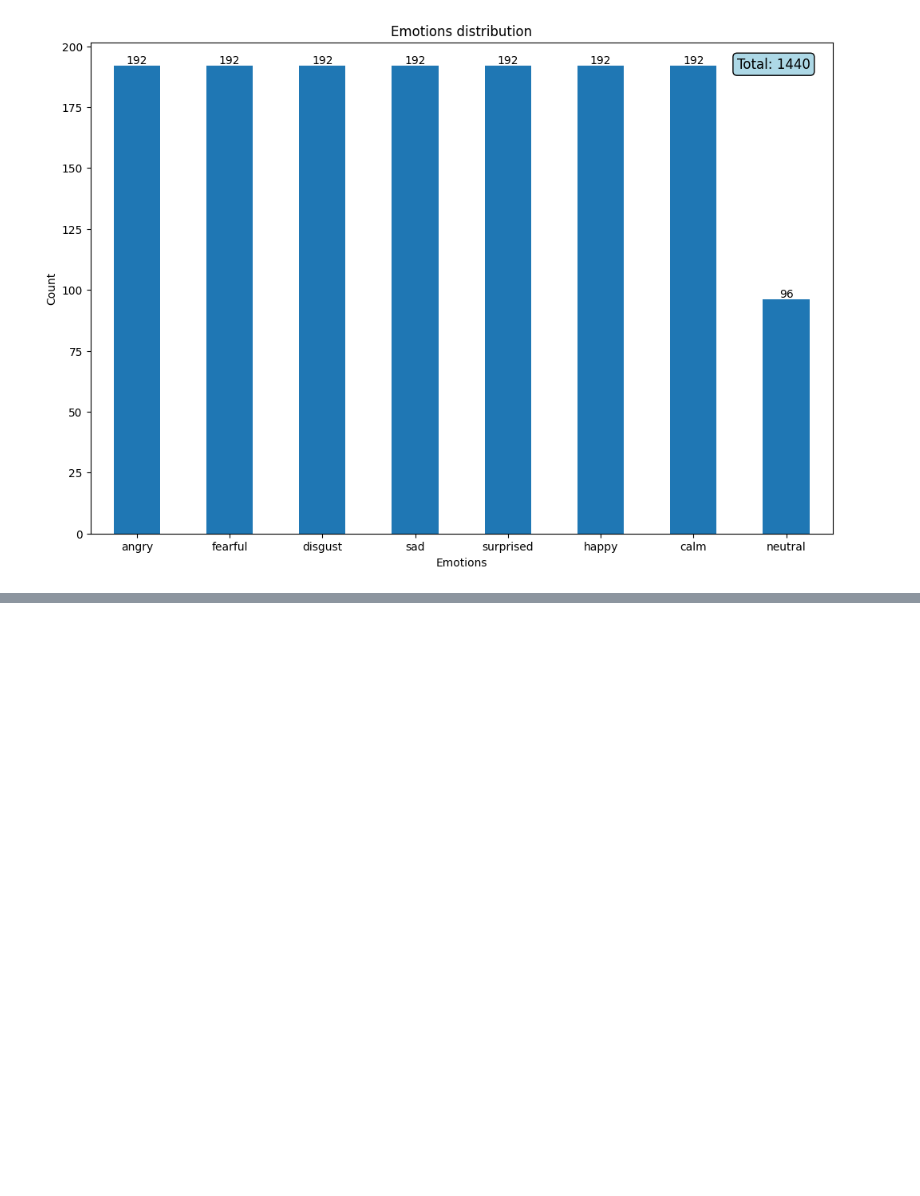
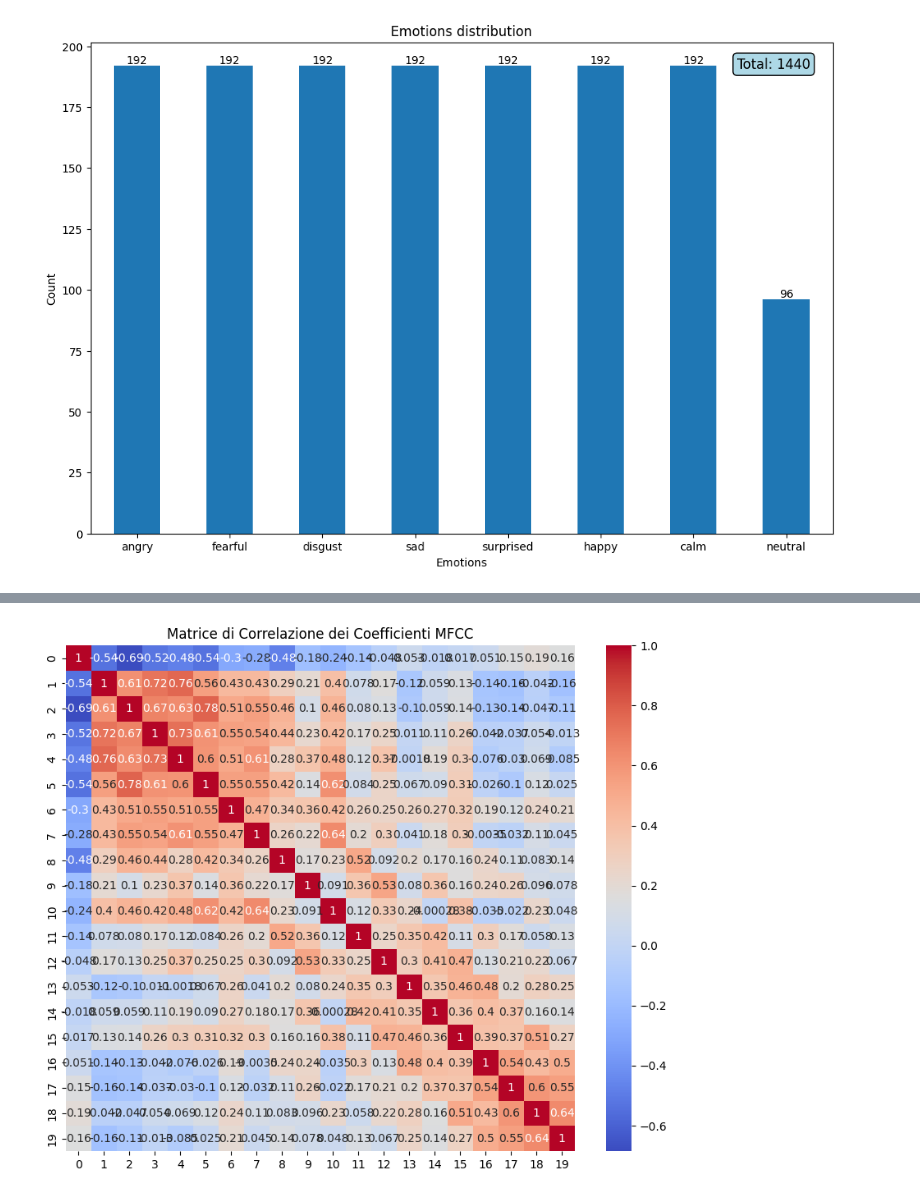
Before and after one commit to Silvano315/Speech-Emotion-Recognition-model-and-gui, a Jupyter notebook: notebooks/EDA.ipynb, the cells around one changed output, grey strips where cells are left out. Cells and saved outputs as stored; diff of their text form; code cells hidden in the pictures; blank space fills up the shorter version.

```diff
--- a/notebooks/EDA.ipynb
+++ b/notebooks/EDA.ipynb
@@ -43,0 +81,8 @@ fig.show()
+# %%
+# Analisi della correlazione tra le caratteristiche
+plt.figure(figsize=(10, 8))
+sns.heatmap(pd.DataFrame(X).corr(), annot=True, cmap='coolwarm')
+plt.title('Matrice di Correlazione dei Coefficienti MFCC')
+plt.show()
+# %% [output]
+[figure, added]
```
Also changed, not shown: parts of 6 cells of this notebook.
